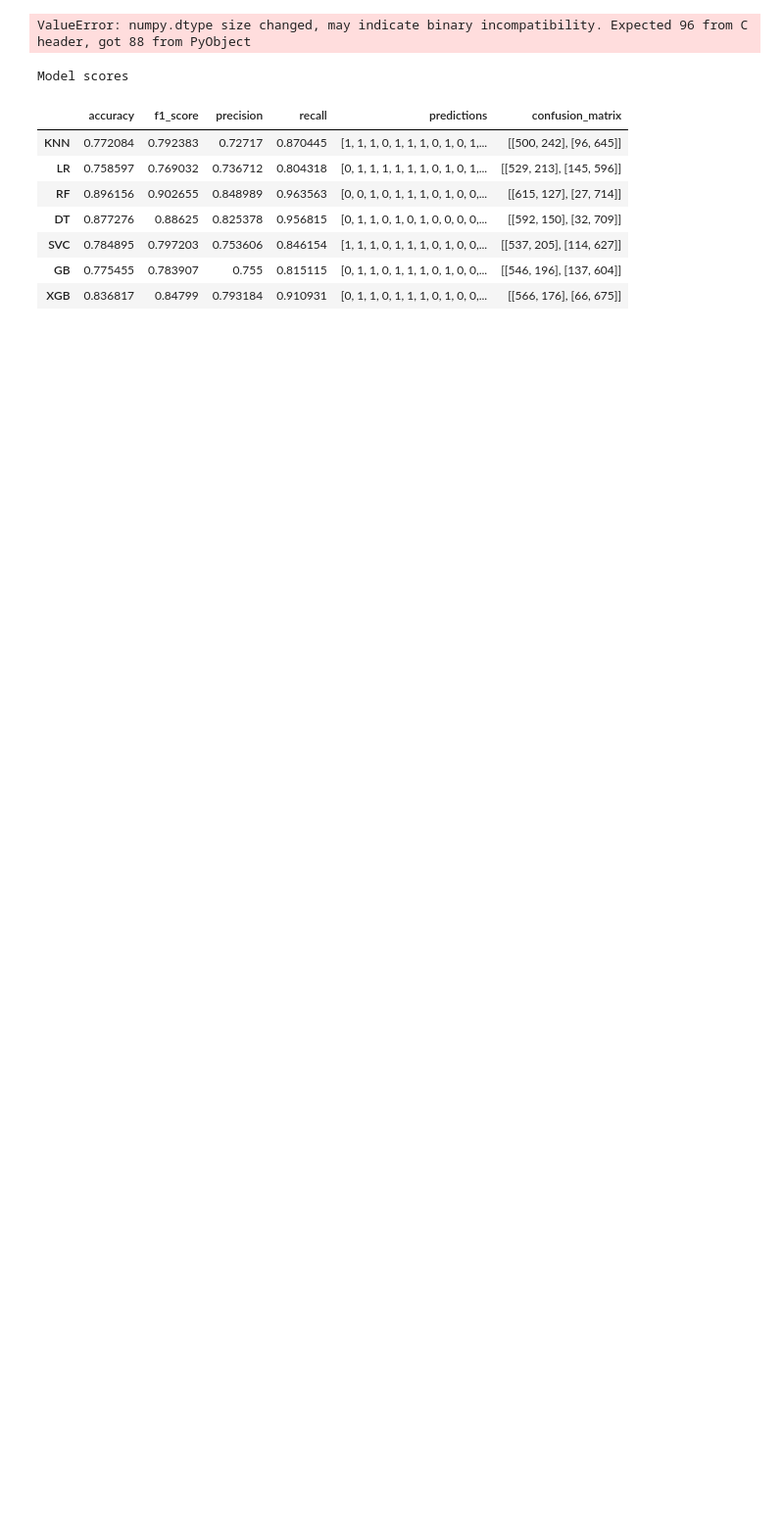
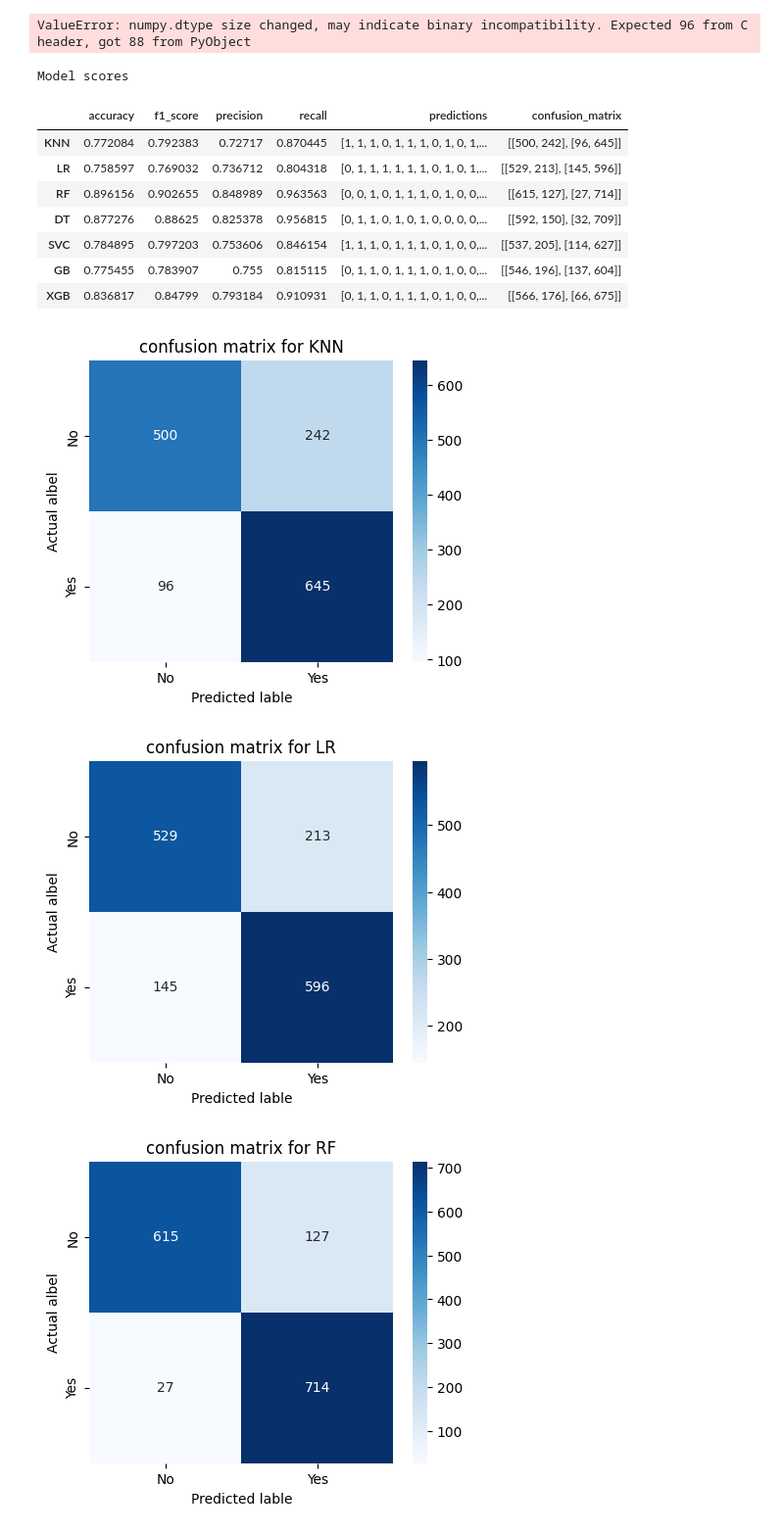
Before and after one commit to mohalat/PHASE-2-Project-1, a Jupyter notebook: Churn_Project.ipynb, the cells around one changed output. Shown at 98% size. Cells and saved outputs as stored; diff of their text form; code cells hidden in the pictures; blank space fills up the shorter version.

Commit message:
Performance matrix

```diff
--- a/Churn_Project.ipynb
+++ b/Churn_Project.ipynb
@@ -1374,21 +1374,22 @@ No     3706
 Yes    3706
 Name: count, dtype: int64
 # %%
-# SPLITTING THE TRAINING DATA INTO TRAINING AND EVALUATION SETS
-    # splitting the data into x and y
-x = train_model.drop(columns = ["Churn"])
+#SPLITTING THE TRAINING DATA INTO TRAINING AND VALIDATION SETS
+# SPILT TRAIN_DATA
+
+X = train_model.drop(columns = ["Churn"])
 y = train_model["Churn"].apply(lambda x: 1 if x == "Yes" else 0)
 # %%
 # Model selection
 
 from sklearn.model_selection import train_test_split
 
-x_train, x_val, y_train, y_val = train_test_split(X,y, test_size=0.2, random_state=42, stratify=y)
+X_train, X_val, y_train, y_val = train_test_split(X,y, test_size=0.2, random_state=42, stratify=y)
 # %%
 # Separate into numerical and categorical columns
-num_columns = x.select_dtypes(include=['int64', 'float64']).columns #['tenure', 'MonthlyCharges', 'TotalCharges']
+num_columns = X.select_dtypes(include=['int64', 'float64']).columns #['tenure', 'MonthlyCharges', 'TotalCharges']
 
-cat_columns = x.select_dtypes(include=['object']).columns #['InternetService', 'Contract', 'PaymentMethod', 'gender', 'Partner', 'Dependents', 'PhoneService', 'MultipleLines', 'InternetSer']
+cat_columns = X.select_dtypes(include=['object']).columns #['InternetService', 'Contract', 'PaymentMethod', 'gender', 'Partner', 'Dependents', 'PhoneService', 'MultipleLines', 'InternetSer']
 # %%
 # Importing pipelines
 from sklearn.pipeline import Pipeline
@@ -1528,7 +1509,7 @@ from sklearn.metrics import recall_score
 from sklearn.metrics import f1_score
 from sklearn.metrics import confusion_matrix
 # %%
-# Adding an empty dictionary to hold the results
+#adding a empty dictionary to hold the results
 eval_result = {}
 
 for model, classifier in models:
@@ -1538,11 +1519,11 @@ for model, classifier in models:
         ('smote_sampler', sampler),
         ('model', classifier),
     ])
-    pipelines.fit(x_train,y_train)
+    pipelines.fit(X_train,y_train)
 
-    x_val_processed = pipelines.named_steps['preprocessor'].transform(x_val)
+    X_val_processed = pipelines.named_steps['preprocessor'].transform(X_val)
 
-    y_pred = pipelines.named_steps['model'].predict(x_val_processed)
+    y_pred = pipelines.named_steps['model'].predict(X_val_processed)
 
     accuracy = accuracy_score(y_val, y_pred)
     f1 = f1_score(y_val, y_pred)
@@ -1582,0 +1560,15 @@ Model scores
+# %%
+def confusion_matrix(conf_matrix, model):
+    plt.figure(figsize=(5, 4))
+    sns.heatmap(conf_matrix, annot=True, cmap='Blues', xticklabels=['No', 'Yes'], yticklabels=['No', 'Yes'], fmt='g')
+    plt.title(f"confusion matrix for {model}")
+    plt.xlabel('Predicted lable')
+    plt.ylabel('Actual albel')
+    plt.show()
+
+for model in eval_result:
+    confusion_matrix(eval_result[model]['confusion_matrix'], model)
+# %% [output]
+[figure, added]
+[figure, added]
+[figure, added]
```
Also changed, not shown: parts of 8 cells of this notebook.
